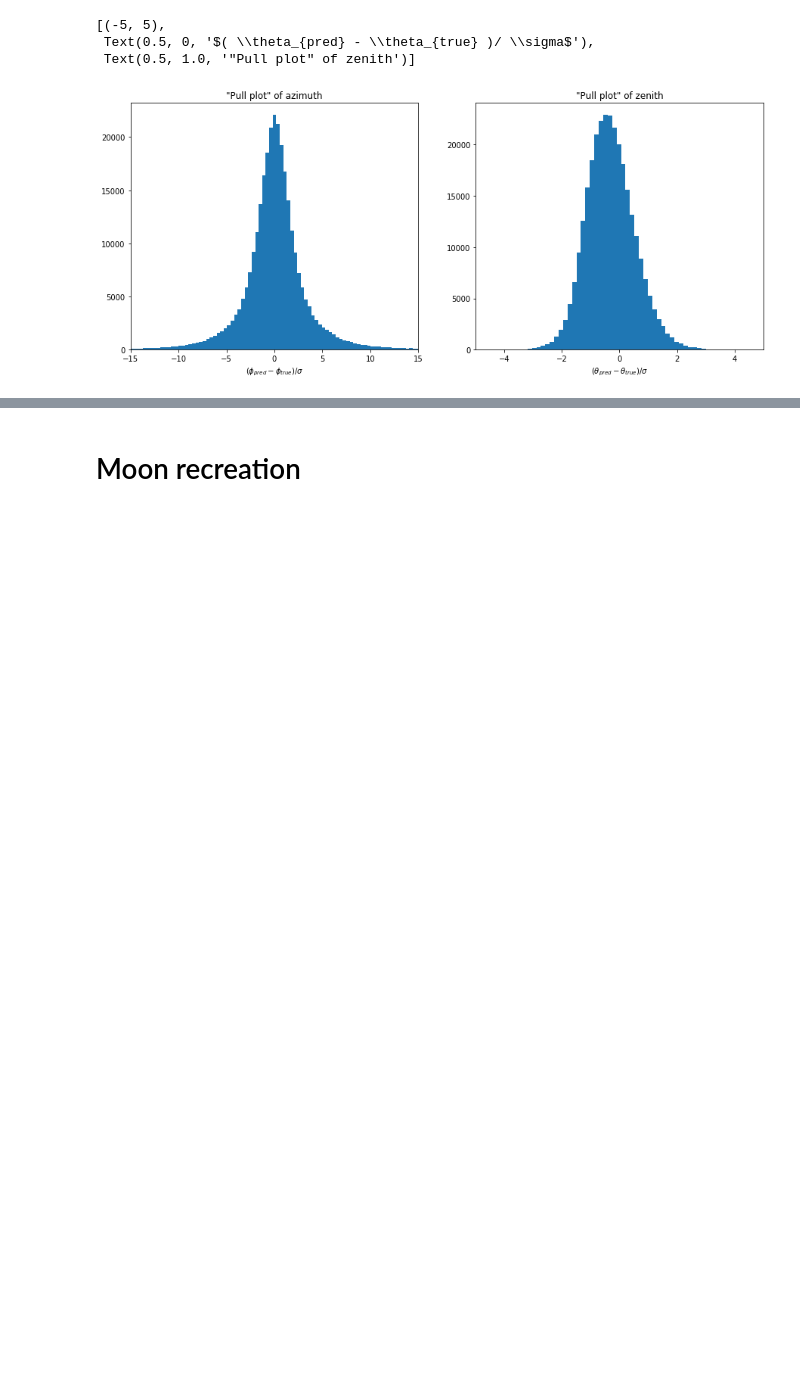
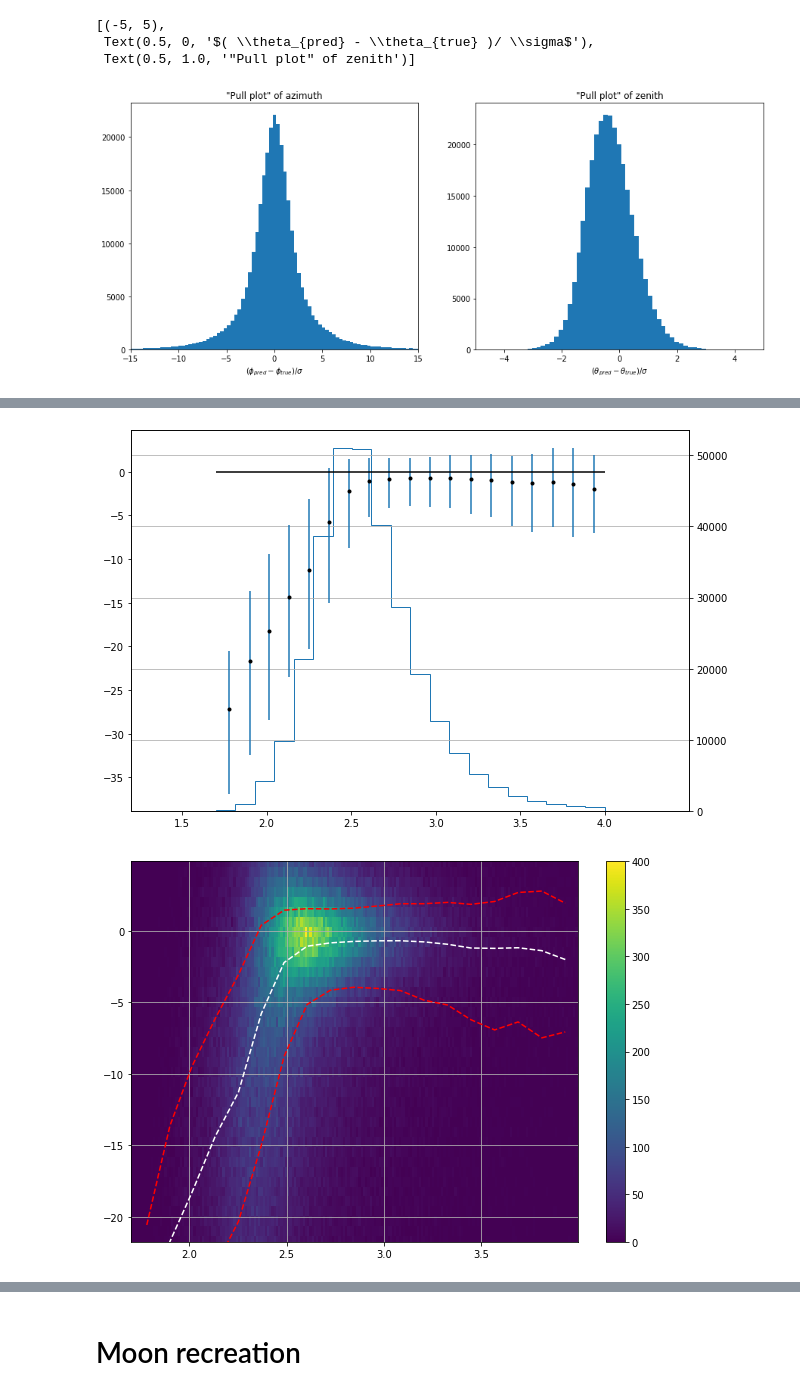
Before and after one commit to Vinther901/Neutrino-Machine-Learning, a Jupyter notebook: Test_trained_models.ipynb, the cells around one changed output, grey strips where cells are left out. Drawn from its saved outputs; the diff is of its cells as text; code cells hidden in the pictures; blank space fills up the shorter version.

```diff
--- a/Test_trained_models.ipynb
+++ b/Test_trained_models.ipynb
@@ -229,0 +242,41 @@ ax.set(xlabel='Solid angle [radians]',ylabel='$\sigma$',title='Solid angle and $
+# %%
+def performance_plot(res, x, bins=10, zero_bounded=False):
+
+    x = x.flatten()
+    slices = np.linspace(x.min(),x.max(),bins + 1)
+    print(slices,x.min(),x.max())
+
+    quantiles = np.zeros((bins,3))
+    xes = np.zeros(bins)
+
+    for i in range(bins):
+        mask = (x >= slices[i])&(x <= slices[i+1])
+        if zero_bounded:
+            quantiles[i] = np.quantile(res[mask],(0,0.5,0.68))
+        else:
+            quantiles[i] = np.quantile(res[mask],(0.25,0.5,0.75))
+        xes[i] = np.mean(x[mask])
+
+    fig, ax = plt.subplots(figsize=(10,7))
+    ax.errorbar(x = xes, y = quantiles[:,1], yerr = abs(quantiles[:,1] - quantiles[:,[0,2]].T),fmt='none')
+    ax.plot(xes,quantiles[:,1],'k.')
+    ax.set(xlim=(slices[0] - 0.5, slices[-1] + 0.5))
+    ax.hlines(0,slices[0],slices[-1])
+    ax_hist = ax.twinx()
+    ax_hist.hist(x,bins=bins,histtype='step',color='grey')
+    ax.set_zorder(ax_hist.get_zorder()+1)
+    ax.patch.set_visible(False)
+    plt.grid()
+    fig.show()
+
+    fig2, ax2 = plt.subplots(figsize=(10,7))
+    colors = ['r','w','r']
+    for i in range(quantiles.shape[1]):
+        ax2.plot(xes,quantiles[:,i],f'{colors[i]}--')
+    hist2d = ax2.hist2d(x,res,bins=200)
+    ax2.set_ylim(np.quantile(res,(0.1,0.9)))
+    fig2.colorbar(hist2d[-1],ax=ax2)
+    plt.grid()
+    fig2.show()
+
+    return quantiles
@@ -229,0 +375,6 @@ ax.set(xlabel='Solid angle [radians]',ylabel='$\sigma$',title='Solid angle and $
+# %%
+# qs = performance_plot(az*180/np.pi,true[:,0]*180/np.pi,energy)
+qs = performance_plot(ze*180/np.pi,true[:,1]*180/np.pi,energy,bins=20)
+# %% [output]
+[figure, added]
+[figure, added]
```
Also changed, not shown: parts of 8 cells of this notebook, 3 other files.
